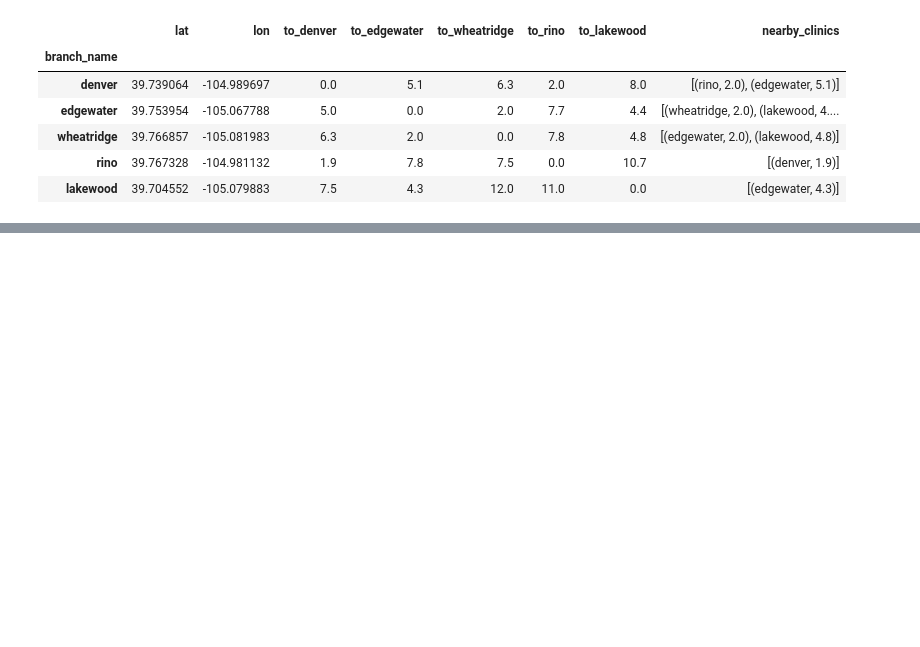
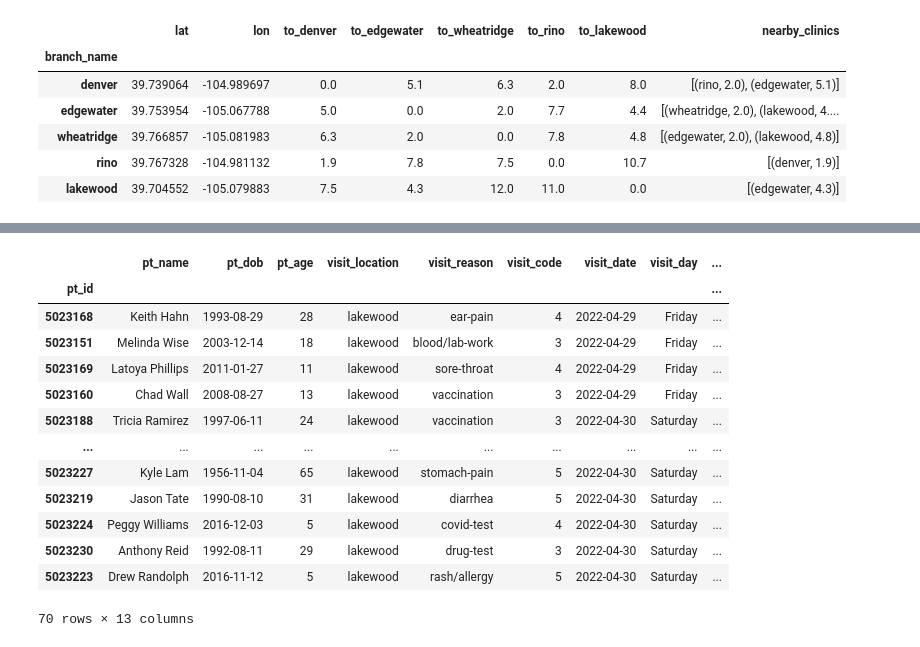
Before and after one commit to rc-9/TecNav, a Jupyter notebook: uc_data_fabricator.ipynb, the cells around one changed output, grey strips where cells are left out. Drawn from its saved outputs; the diff is of its cells as text; code cells hidden in the pictures; blank space fills up the shorter version.

```diff
--- a/uc_data_fabricator.ipynb
+++ b/uc_data_fabricator.ipynb
@@ -842,0 +842,4 @@ patients_df
+# %%
+daily_df = patients_df.groupby(['visit_location', 'visit_date', 'visit_day']).max().reset_index(drop=False)[['visit_location', 'visit_date', 'rolling_ct']]
+daily_df['num_techs'] = daily_df.rolling_ct.copy().apply(lambda x: int(x/3)+1)
+daily_df[daily_df.visit_location == 'lakewood']
@@ -842,0 +860,25 @@ patients_df
+# %%
+zipper = zip(daily_df.visit_date, daily_df.visit_location, daily_df.num_techs)
+d = {}
+for i in zipper:
+    d[(i[0], i[1])] = i[2]
+
+patients_df['num_techs'] = patients_df[['visit_date', 'visit_location']].copy() \
+    .apply(lambda x: (x[0], x[1]), axis=1) \
+    .map(d)
+patients_df.tail(70)
+# %% [output]
+|  | pt_name | pt_dob | pt_age | visit_location | visit_reason | visit_code | visit_date | visit_day | ... |
+| pt_id |  |  |  |  |  |  |  |  | ... |
+| 5023168 | Keith Hahn | 1993-08-29 | 28 | lakewood | ear-pain | 4 | 2022-04-29 | Friday | ... |
+| 5023151 | Melinda Wise | 2003-12-14 | 18 | lakewood | blood/lab-work | 3 | 2022-04-29 | Friday | ... |
+| 5023169 | Latoya Phillips | 2011-01-27 | 11 | lakewood | sore-throat | 4 | 2022-04-29 | Friday | ... |
+| 5023160 | Chad Wall | 2008-08-27 | 13 | lakewood | vaccination | 3 | 2022-04-29 | Friday | ... |
+| 5023188 | Tricia Ramirez | 1997-06-11 | 24 | lakewood | vaccination | 3 | 2022-04-30 | Saturday | ... |
+| ... | ... | ... | ... | ... | ... | ... | ... | ... | ... |
+| 5023227 | Kyle Lam | 1956-11-04 | 65 | lakewood | stomach-pain | 5 | 2022-04-30 | Saturday | ... |
+| 5023219 | Jason Tate | 1990-08-10 | 31 | lakewood | diarrhea | 5 | 2022-04-30 | Saturday | ... |
+| 5023224 | Peggy Williams | 2016-12-03 | 5 | lakewood | covid-test | 4 | 2022-04-30 | Saturday | ... |
+| 5023230 | Anthony Reid | 1992-08-11 | 29 | lakewood | drug-test | 3 | 2022-04-30 | Saturday | ... |
+| 5023223 | Drew Randolph | 2016-11-12 | 5 | lakewood | rash/allergy | 5 | 2022-04-30 | Saturday | ... |
+70 rows × 13 columns
```
Also changed, not shown: parts of 5 cells of this notebook, 3 other files.
